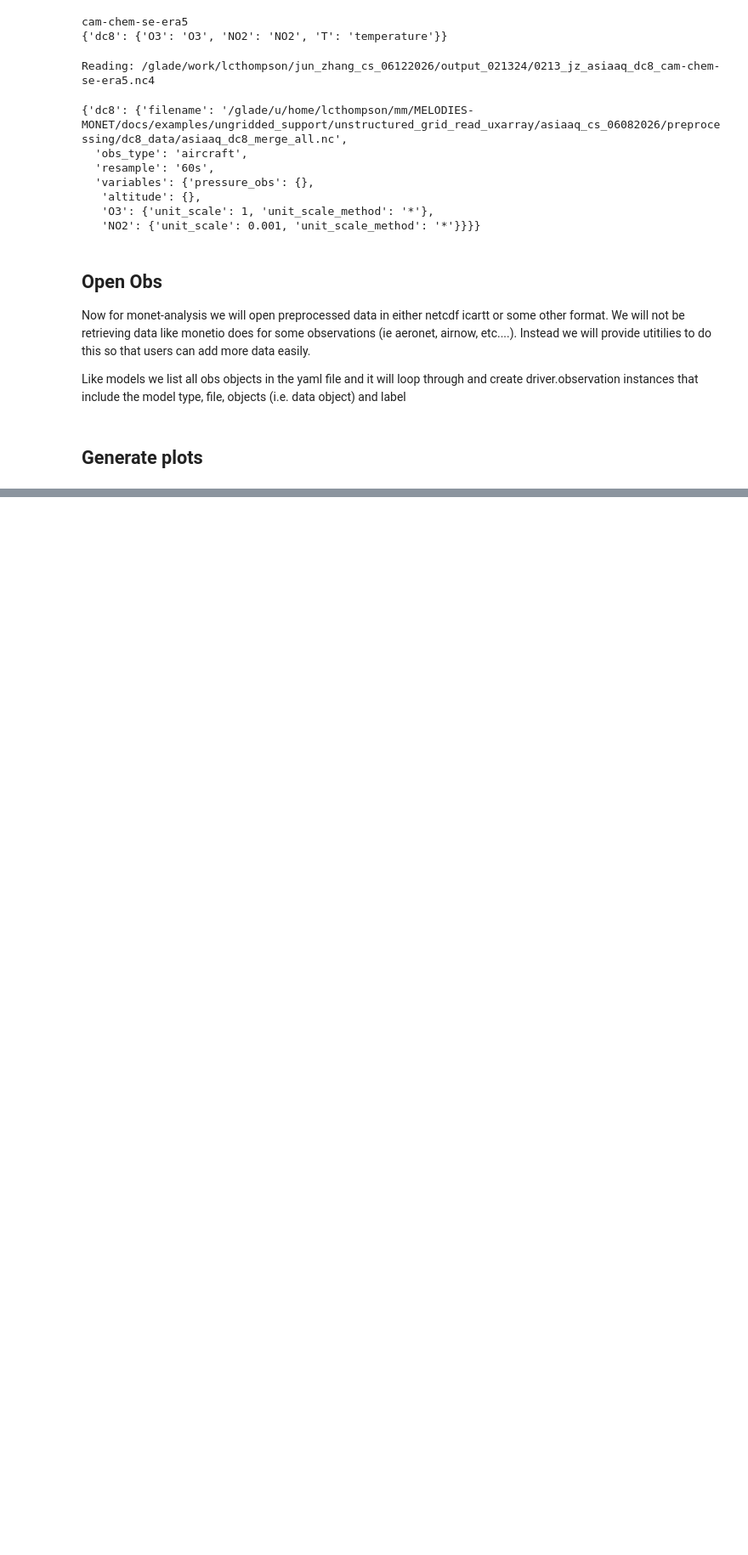
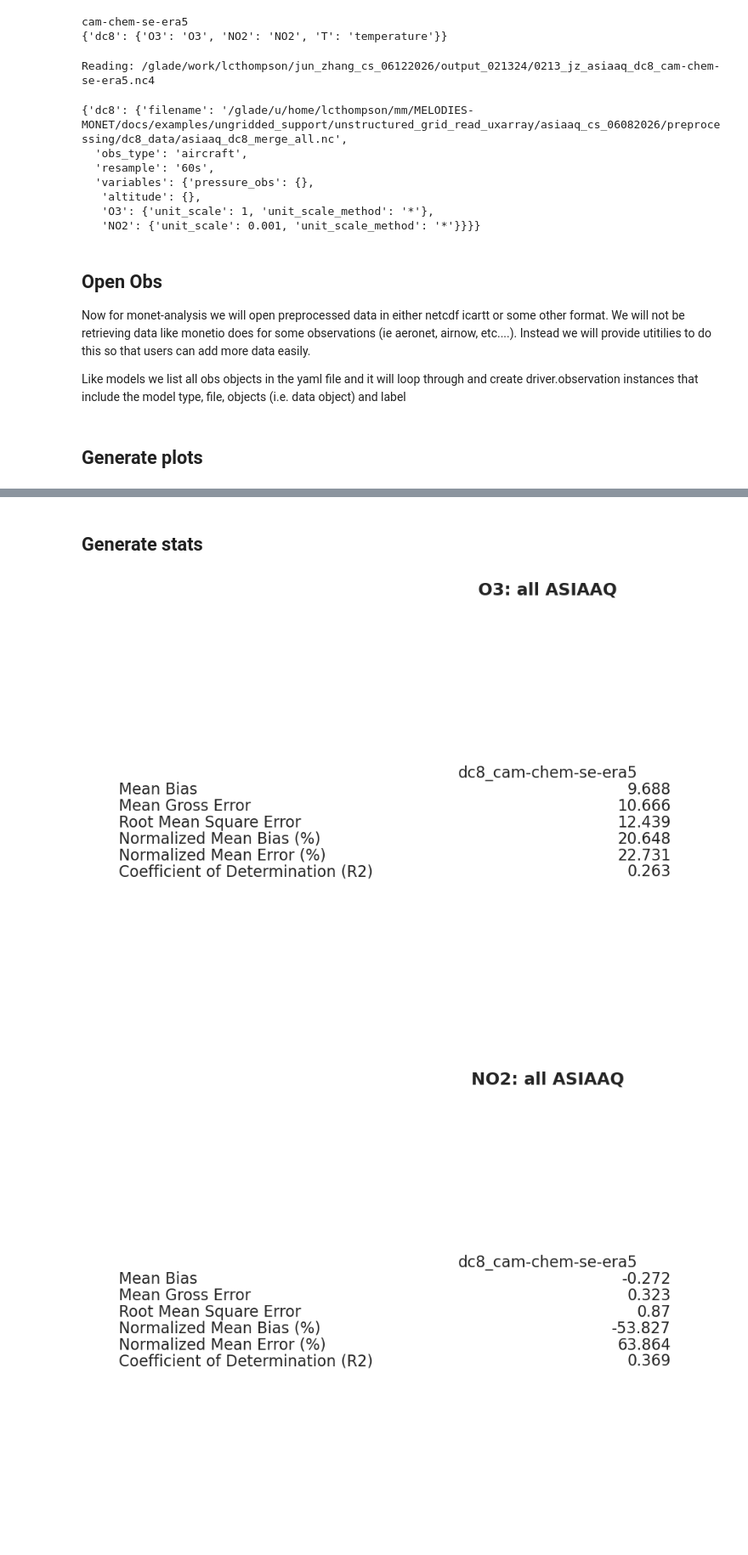
Before and after one commit to L12D2/mm_uxarray, a Jupyter notebook: docs/examples/1x_track_cesm_se.ipynb, the cells around one changed output, grey strips where cells are left out. Shown at 85% size. Drawn from its saved outputs; the diff is of its cells as text; code cells hidden in the pictures; blank space fills up the shorter version.

Commit message:
Re-run example notebooks against thinned data with embedded figures

```diff
--- a/docs/examples/1x_track_cesm_se.ipynb
+++ b/docs/examples/1x_track_cesm_se.ipynb
@@ -223,0 +160,7 @@ Saving curtain plot to ./output/1x_asia_aq_cesmse/curtain_dc8_m.curtain.temperat
+# %% [markdown]
+## Generate stats
+# %%
+an.stats()
+# %% [output]
+[figure, added]
+[figure, added]
```
Also changed, not shown: parts of 4 cells of this notebook, 5 other files.
